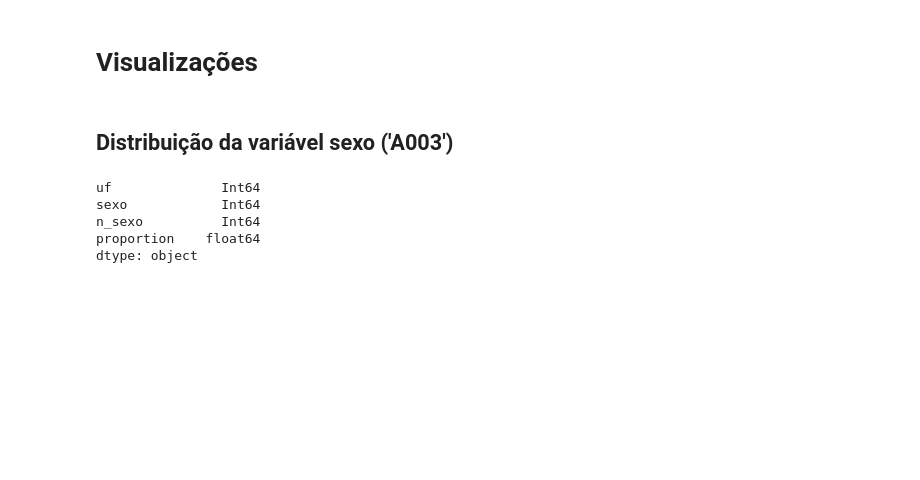
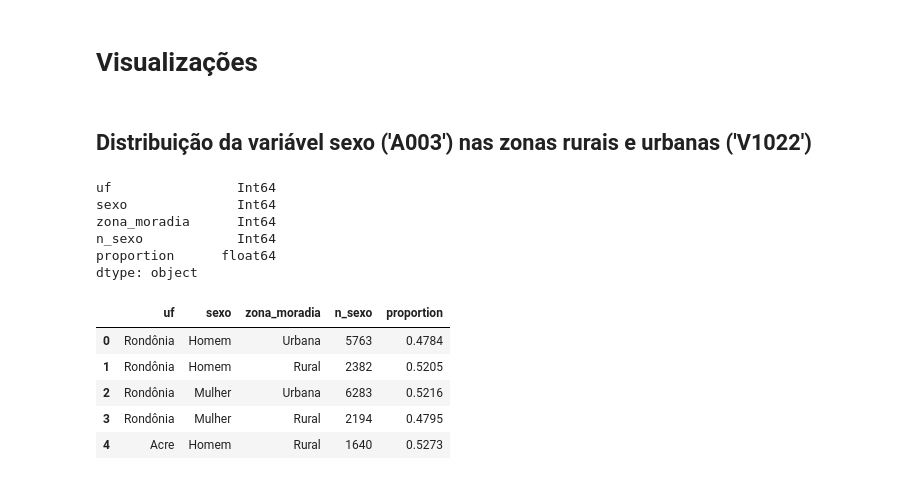
Before and after one commit to jackson-simionato/fase3_pos_tech, a Jupyter notebook: Tech_Challenge_Fase_3/2_create_visualizations.ipynb, the cells around one changed output. Saved outputs shown, nothing was run; the diff lists cells and outputs as text; code cells hidden in the pictures; blank space fills up the shorter version.

```diff
--- a/Tech_Challenge_Fase_3/2_create_visualizations.ipynb
+++ b/Tech_Challenge_Fase_3/2_create_visualizations.ipynb
@@ -44,17 +50,18 @@ client = bigquery.Client(project=project_id, location='US')
 # %% [markdown]
 # Visualizações
 # %% [markdown]
-## Distribuição da variável sexo ('A003')
+## Distribuição da variável sexo ('A003') nas zonas rurais e urbanas ('V1022')
 # %%
 query_sql = f'''WITH cont_sexo AS (
 SELECT
     uf,
     sexo,
+    zona_moradia,
     COUNT(sexo) AS n_sexo,
 FROM
     `{dataset_id}.{table_id}`
 GROUP BY
-    uf, sexo
+    uf, zona_moradia, sexo
 ORDER BY
     uf
 )
@@ -62,20 +69,36 @@ ORDER BY
 SELECT
     uf,
     sexo,
+    zona_moradia,
     n_sexo,
-    ROUND(SUM(n_sexo)/SUM(n_sexo) OVER (PARTITION BY uf),4) AS proportion
+    ROUND(SUM(n_sexo)/SUM(n_sexo) OVER (PARTITION BY uf, zona_moradia),4) AS proportion
 FROM
     cont_sexo
 GROUP BY
-    uf, sexo, n_sexo'''
+    uf, sexo,zona_moradia, n_sexo
+ORDER BY uf, sexo
+'''
 
 query_job = client.query(query_sql)
 df_results = query_job.to_dataframe()
 # %%
 df_results.dtypes
 # %% [output]
-uf              Int64
-sexo            Int64
-n_sexo          Int64
-proportion    float64
+uf                Int64
+sexo              Int64
+zona_moradia      Int64
+n_sexo            Int64
+proportion      float64
 dtype: object
+# %%
+df_results['uf'] = df_results['uf'].astype(str).replace(dict_uf)
+df_results['sexo'] = df_results['sexo'].astype(str).replace(dict_sexo)
+df_results['zona_moradia'] = df_results['zona_moradia'].astype(str).replace(dict_tipo_moradia)
+df_results.head()
+# %% [output]
+|  | uf | sexo | zona_moradia | n_sexo | proportion |
+| 0 | Rondônia | Homem | Urbana | 5763 | 0.4784 |
+| 1 | Rondônia | Homem | Rural | 2382 | 0.5205 |
+| 2 | Rondônia | Mulher | Urbana | 6283 | 0.5216 |
+| 3 | Rondônia | Mulher | Rural | 2194 | 0.4795 |
+| 4 | Acre | Homem | Rural | 1640 | 0.5273 |
```
Also changed, not shown: parts of 8 cells of this notebook, 1 other file.
